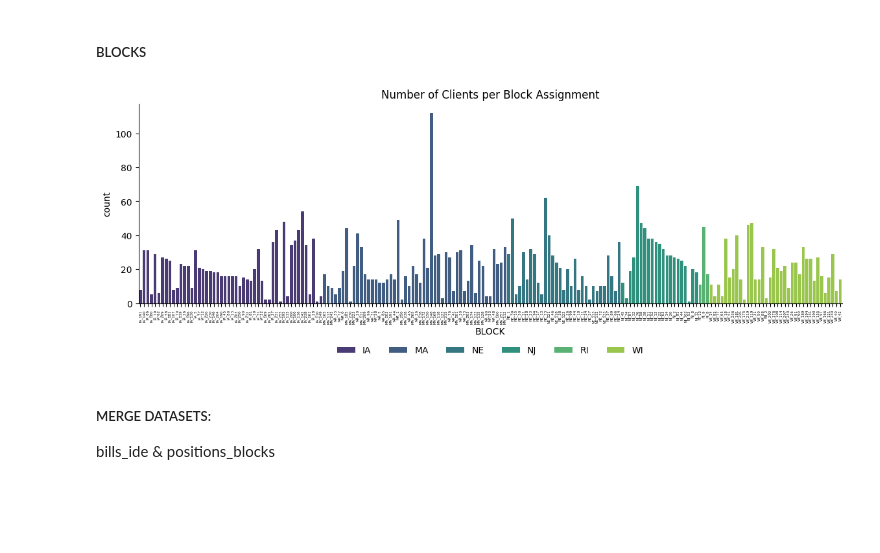
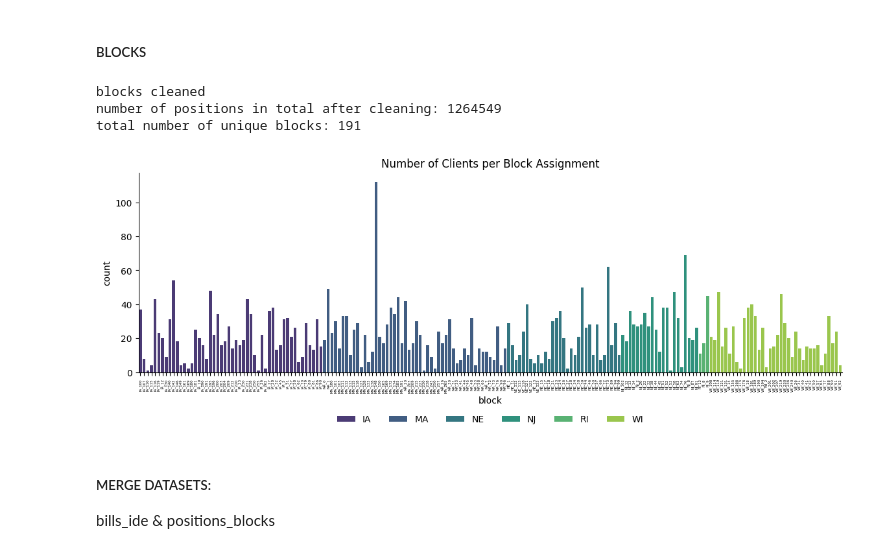
Before and after one commit to lrahbek/DPF_exam, a Jupyter notebook: src/eda.ipynb, the cells around one changed output. Drawn from its saved outputs; the diff is of its cells as text; code cells hidden in the pictures; blank space fills up the shorter version.

```diff
--- a/src/eda.ipynb
+++ b/src/eda.ipynb
@@ -203,23 +203,26 @@ plt.savefig("../out/figs/position_type.png", bbox_inches='tight', dpi=1000)
 #BLOCKS
 positions_blocks = clean_blocks(blocks, positions_sub, states_lobby)
 print(f"number of positions in total after cleaning: {len(positions_blocks)}")
+print(f"total number of unique blocks: {len(positions_blocks["block"].unique())}")
+# %% [output]
+blocks cleaned
+number of positions in total after cleaning: 1264549
+total number of unique blocks: 191
-# %%
-#def state col for plotting
-positions_blocks["state"] = positions_blocks["state_client_id"].apply(lambda x: x.split("_")[0])
-clients_by_state = pd.DataFrame(positions_blocks[["state", "block_1", "state_client_id"]].drop_duplicates().value_counts(["state", "block_1"])).reset_index()
-clients_by_state["BLOCK"] = clients_by_state["state"]+"_"+clients_by_state["block_1"]
-clients_by_state = clients_by_state.sort_values("state").reset_index()
-# %%
-#PLOT CLIENTS PER BLOCK
-fig, ax = plt.subplots(figsize=(14, 4))
-p = sns.barplot(clients_by_state, x="BLOCK", y="count", hue="state", palette=states_palette)
-sns.despine()
-sns.move_legend(p, "lower center",  bbox_to_anchor=(0.5, -0.3), ncol=6,  frameon=False, title=None)
-ax.set_title('Number of Clients per Block Assignment')
-plt.tick_params(axis="x", labelsize=4, labelrotation=90)
-plt.savefig("../out/figs/clients_counts.png", bbox_inches='tight', dpi=1000)
-# %% [output]
-[figure, removed]
+# %%
+#create block count df for overvoew of client dists
+block_counts = pd.DataFrame(positions_blocks.drop_duplicates("state_client_id").value_counts("block", sort=False)).reset_index()
+block_counts["state"] = block_counts["block"].apply(lambda x: x.split("_")[0])
+# %%
+#PLOT CLIENTS PER BLOCK
+fig, ax = plt.subplots(figsize=(14, 4))
+p = sns.barplot(block_counts, x="block", y="count", hue="state", palette=states_palette)
+sns.despine()
+sns.move_legend(p, "lower center",  bbox_to_anchor=(0.5, -0.3), ncol=6,  frameon=False, title=None)
+ax.set_title('Number of Clients per Block Assignment')
+plt.tick_params(axis="x", labelsize=4, labelrotation=90)
+plt.savefig("../out/figs/clients_counts.png", bbox_inches='tight', dpi=1000)
+# %% [output]
+[figure, added]
 # %% [markdown]
 ##### MERGE DATASETS:
 bills_ide & positions_blocks
```
Also changed, not shown: parts of 2 cells of this notebook, 15 other files.
